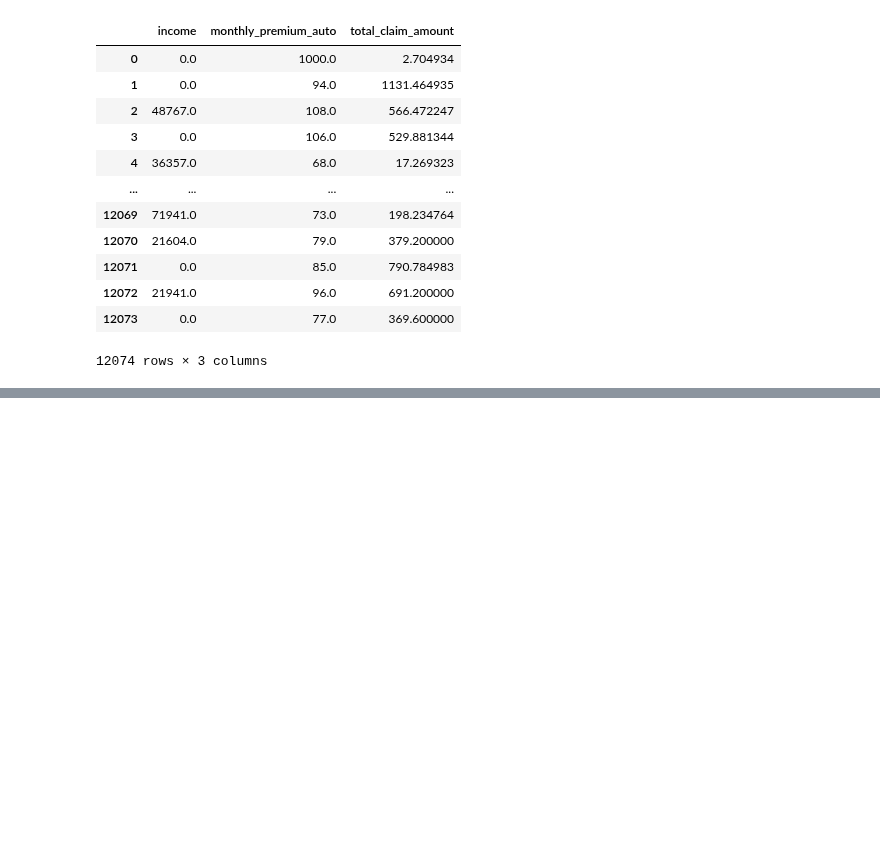
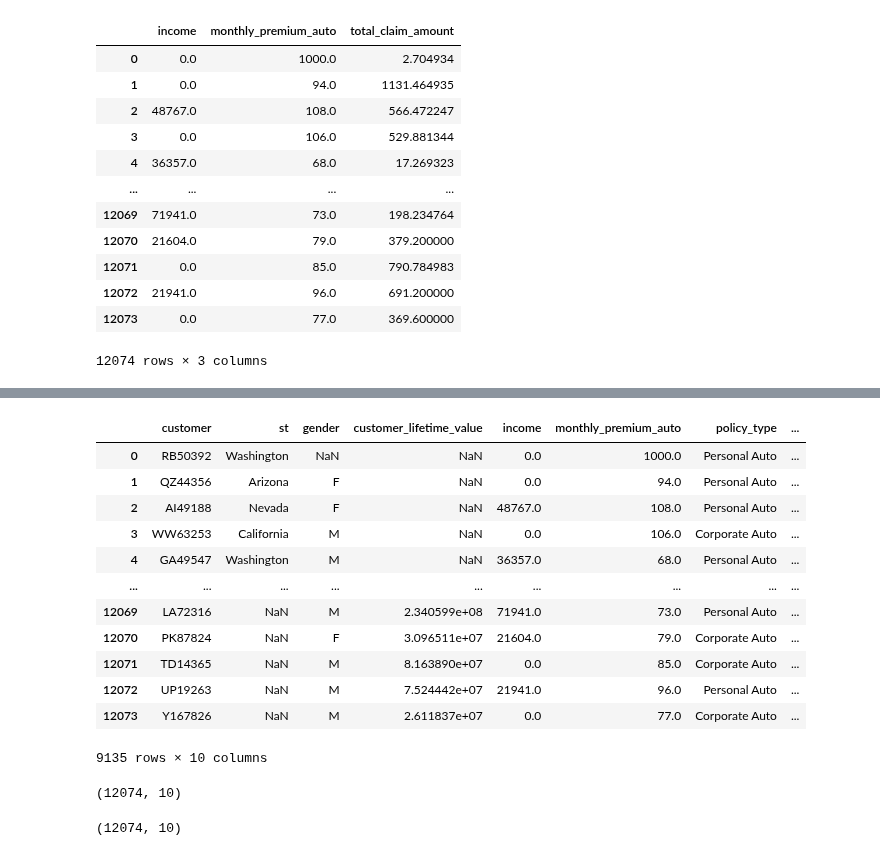
Before and after one commit to FedericoGi/LabWeek1_Repo, a Jupyter notebook: Lab23.03_Cust Analysis1.ipynb, the cells around one changed output, grey strips where cells are left out. Drawn from its saved outputs; the diff is of its cells as text; code cells hidden in the pictures; blank space fills up the shorter version.

```diff
--- a/Lab23.03_Cust Analysis1.ipynb
+++ b/Lab23.03_Cust Analysis1.ipynb
@@ -191,4 +189,3 @@ data = data.drop(['education','number_of_open_complaints'],axis=1)
 #Correct the values in the column customer lifetime value. They are given as a percent, so multiply them by 100 and change dtype to numerical type.
 
 data['customer_lifetime_value'] = data['customer_lifetime_value']*100
-data['customer_lifetime_value'] =
@@ -194,0 +201,2 @@ data['customer_lifetime_value'] =
+# %%
+data['customer_lifetime_value'] =  pd.to_numeric(data['customer_lifetime_value'], errors='coerce')
@@ -194,0 +212,24 @@ data['customer_lifetime_value'] =
+# %%
+#Check for duplicate rows in the data and remove if any.
+
+cleandata = data
+# %%
+cleandata.drop_duplicates()
+# %% [output]
+|  | customer | st | gender | customer_lifetime_value | income | monthly_premium_auto | policy_type | ... |
+| 0 | RB50392 | Washington | NaN | NaN | 0.0 | 1000.0 | Personal Auto | ... |
+| 1 | QZ44356 | Arizona | F | NaN | 0.0 | 94.0 | Personal Auto | ... |
+| 2 | AI49188 | Nevada | F | NaN | 48767.0 | 108.0 | Personal Auto | ... |
+| 3 | WW63253 | California | M | NaN | 0.0 | 106.0 | Corporate Auto | ... |
+| 4 | GA49547 | Washington | M | NaN | 36357.0 | 68.0 | Personal Auto | ... |
+| ... | ... | ... | ... | ... | ... | ... | ... | ... |
+| 12069 | LA72316 | NaN | M | 2.340599e+08 | 71941.0 | 73.0 | Personal Auto | ... |
+| 12070 | PK87824 | NaN | F | 3.096511e+07 | 21604.0 | 79.0 | Corporate Auto | ... |
+| 12071 | TD14365 | NaN | M | 8.163890e+07 | 0.0 | 85.0 | Corporate Auto | ... |
+| 12072 | UP19263 | NaN | M | 7.524442e+07 | 21941.0 | 96.0 | Personal Auto | ... |
+| 12073 | Y167826 | NaN | M | 2.611837e+07 | 0.0 | 77.0 | Corporate Auto | ... |
+9135 rows × 10 columns
+# %%
+cleandata.shape
+# %% [output]
+(12074, 10)
@@ -194,0 +238,4 @@ data['customer_lifetime_value'] =
+# %%
+cleandata.shape
+# %% [output]
+(12074, 10)
```
Also changed, not shown: parts of 10 cells of this notebook.
